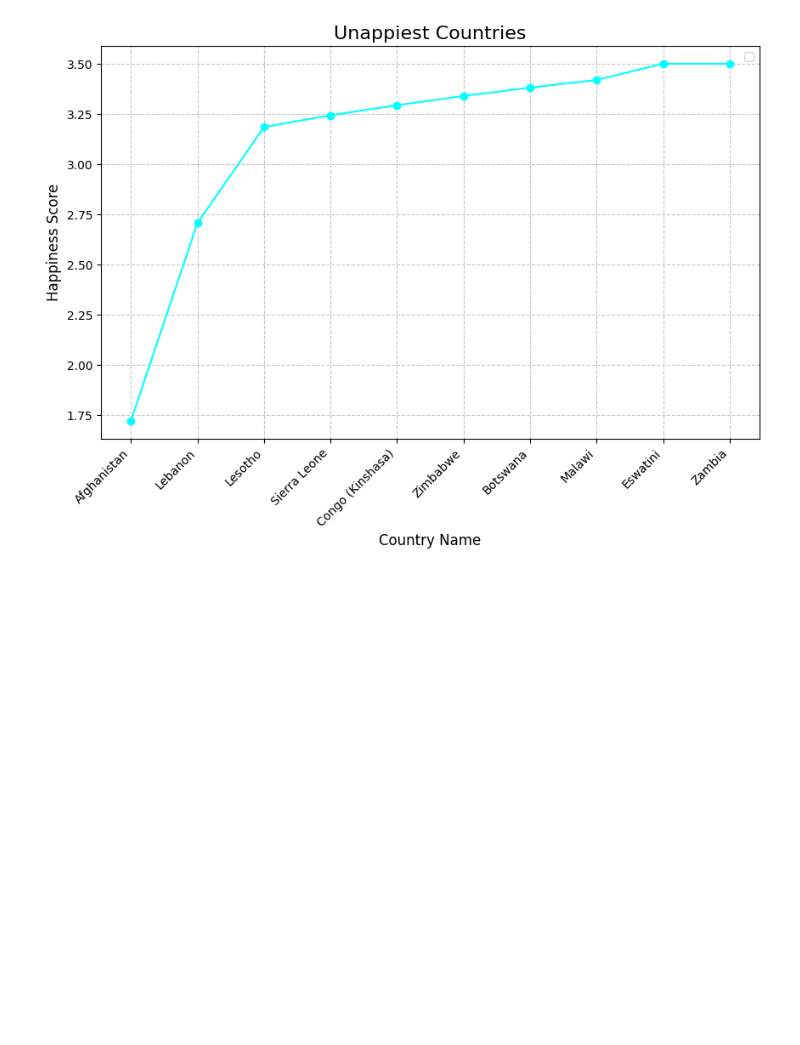
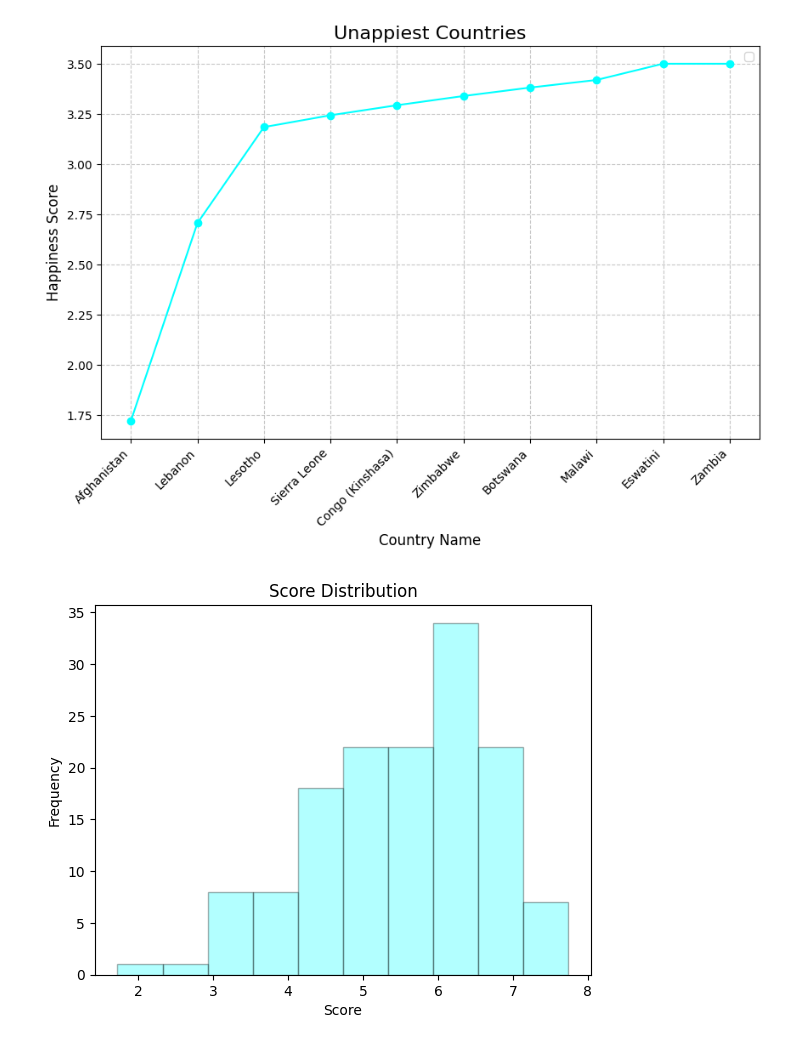
Before and after one commit to LearnerAnisha/python, a Jupyter notebook: coursework1.ipynb, the cells around one changed output. Saved outputs shown, nothing was run; the diff lists cells and outputs as text; code cells hidden in the pictures; blank space fills up the shorter version.

Commit message:
add histogram

```diff
--- a/coursework1.ipynb
+++ b/coursework1.ipynb
@@ -184,3 +184,12 @@ plt.show()
 # %% [output]
 No artists with labels found to put in legend.  Note that artists whose label start with an underscore are ignored when legend() is called with no argument.
 [figure]
+# %%
+score_histogram = wlr['score']
+plt.hist(score_histogram, color="cyan",edgecolor='black',alpha=0.3)
+plt.title("Score Distribution")
+plt.xlabel("Score")
+plt.ylabel("Frequency")
+plt.show()
+# %% [output]
+[figure, added]
```
